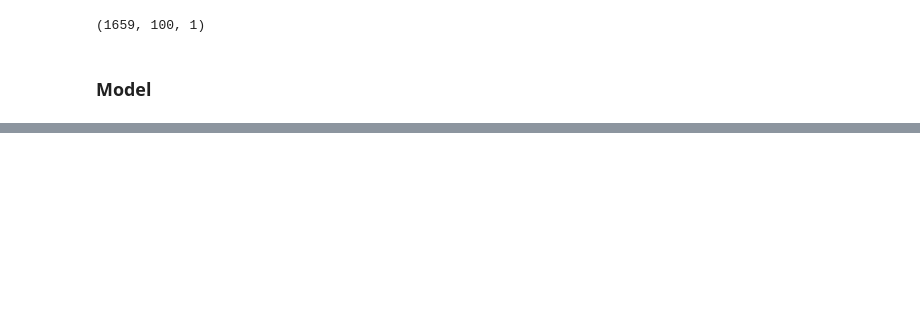
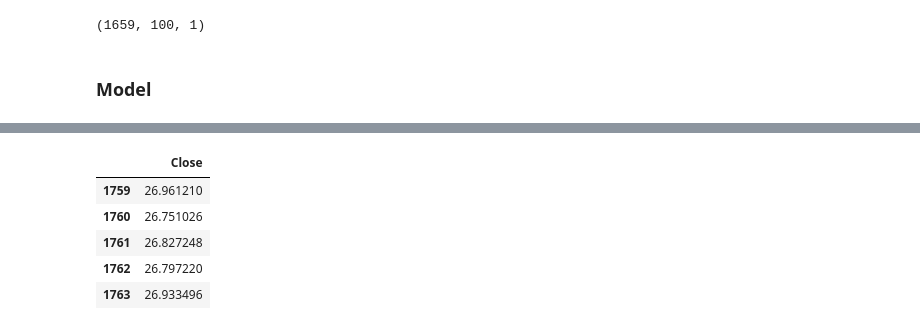
Before and after one commit to Aakashkhanal/stock_price_prediction, a Jupyter notebook: main.ipynb, the cells around one changed output, grey strips where cells are left out. Saved outputs shown, nothing was run; the diff lists cells and outputs as text; code cells hidden in the pictures; blank space fills up the shorter version.

```diff
--- a/main.ipynb
+++ b/main.ipynb
@@ -249,0 +307,9 @@ Proceed (Y/n)? ^C
+# %%
+data_testing.head()
+# %% [output]
+|  | Close |
+| 1759 | 26.961210 |
+| 1760 | 26.751026 |
+| 1761 | 26.827248 |
+| 1762 | 26.797220 |
+| 1763 | 26.933496 |
```
Also changed, not shown: parts of 36 cells of this notebook.
